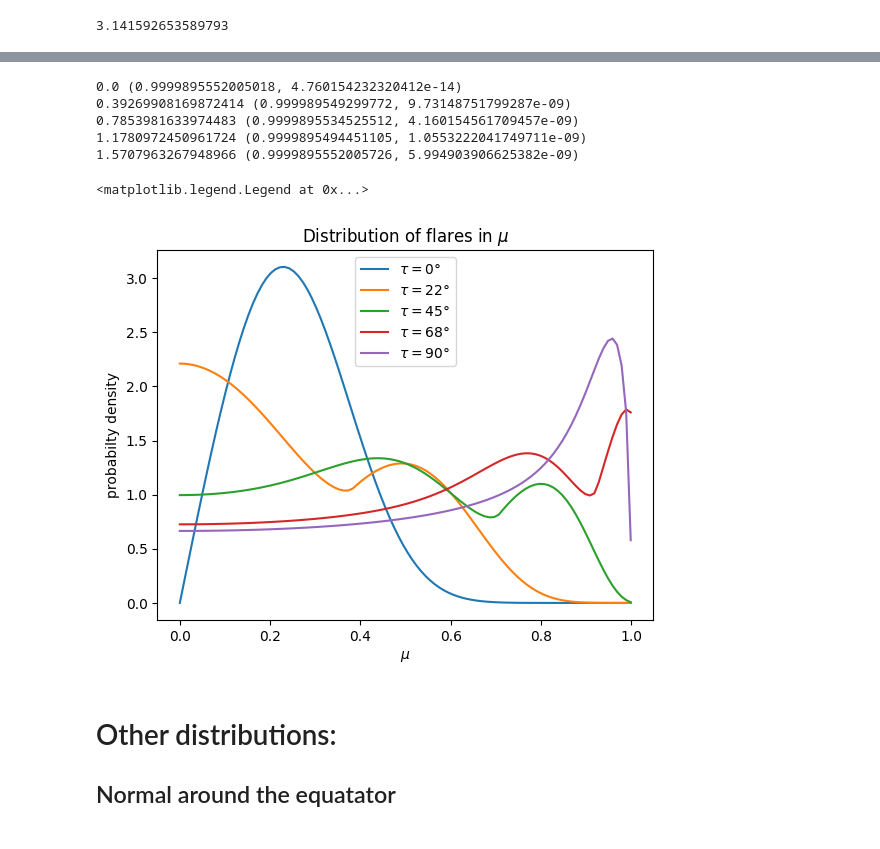
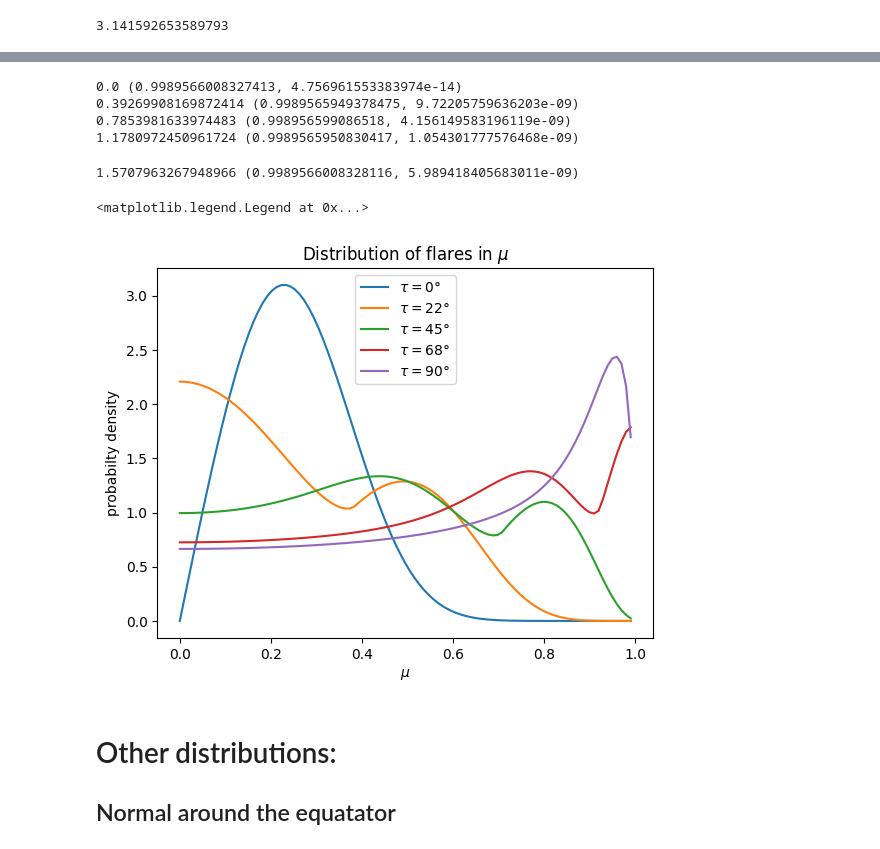
Before and after one commit to demichieldewilde/solar-flares, a Jupyter notebook: data/flare_distr/mu_dist.ipynb, the cells around one changed output, grey strips where cells are left out. Cells and saved outputs as stored; diff of their text form; code cells hidden in the pictures.

```diff
--- a/data/flare_distr/mu_dist.ipynb
+++ b/data/flare_distr/mu_dist.ipynb
@@ -55,17 +55,17 @@ get_alpha(np.pi/2, np.pi/2, np.pi)
 # %% [output]
 3.141592653589793
 # %%
-rho_mu_of_tau = lambda tau : lambda mu : rho_mu(mu, tau)
+# rho_mu_of_tau = lambda tau : lambda mu : rho_mu(mu, tau)
 
 
-mu = np.linspace(0,0.999, 100)
+# mu = np.linspace(0,0.999, 100)
 
-for tau in np.linspace(0,np.pi/2, 5):
-    plt.plot(mu, rho_mus(mu, tau), label=fr'$\tau=${round(tau*180/np.pi)}°')
-    print(tau, quad(rho_mu_of_tau(tau), 0, 1))
+# for tau in np.linspace(0,np.pi/2, 5):
+#     plt.plot(mu, rho_mus(mu, tau), label=fr'$\tau=${round(tau*180/np.pi)}°')
+#     print(tau, quad(rho_mu_of_tau(tau), 0, 1))
 
-plt.ylim(0,5)
-plt.title(r"Distribution of flares in $\mu$")
-plt.xlabel(r"$\mu$")
-plt.ylabel("probabilty density")
-plt.legend()
+# plt.ylim(0,5)
+# plt.title(r"Distribution of flares in $\mu$")
+# plt.xlabel(r"$\mu$")
+# plt.ylabel("probabilty density")
+# plt.legend()
@@ -80,28 +72,28 @@ plt.legend()
 # %%
 rho_mu_of_tau = lambda tau : lambda mu : rho_mu(mu, tau)* (1-mu**2)**0.5
 
 def rho_mus2(mus, tau):
     return [ rho_mu(mu,tau) * (1-mu**2)**0.5 for mu in mus]
 
-mu = np.linspace(0,0.999, 100)
+mu = np.linspace(0,1, 100)
 
 for tau in np.linspace(0,np.pi/2, 5):
     plt.plot(mu, rho_mus2(mu, tau), label=fr'$\tau=${round(tau*180/np.pi)}°')
     print(tau, quad(rho_mu_of_tau(tau), 0, 1))
 
 # plt.ylim(0,5)
 plt.title(r"Distribution of flares in $\mu$")
 plt.xlabel(r"$\mu$")
 plt.ylabel("probabilty density")
 plt.legend()
 # %% [output]
-0.0 (0.9999895552005018, 4.760154232320412e-14)
-0.39269908169872414 (0.999989549299772, 9.73148751799287e-09)
-0.7853981633974483 (0.9999895534525512, 4.160154561709457e-09)
-1.1780972450961724 (0.9999895494451105, 1.0553222041749711e-09)
-1.5707963267948966 (0.9999895552005726, 5.994903906625382e-09)
+0.0 (0.9989566008327413, 4.756961553383974e-14)
+0.39269908169872414 (0.9989565949378475, 9.72205759636203e-09)
+0.7853981633974483 (0.998956599086518, 4.156149583196119e-09)
+1.1780972450961724 (0.9989565950830417, 1.054301777576468e-09)
-<matplotlib.legend.Legend at 0x...>
+1.5707963267948966 (0.9989566008328116, 5.989418405683011e-09)
+<matplotlib.legend.Legend at 0x...>
-[figure, old version]
+[figure, new version]
 # %% [markdown]
 # Other distributions:
 ## Normal around the equatator
```
Also changed, not shown: parts of 3 cells of this notebook, 3 other files.
